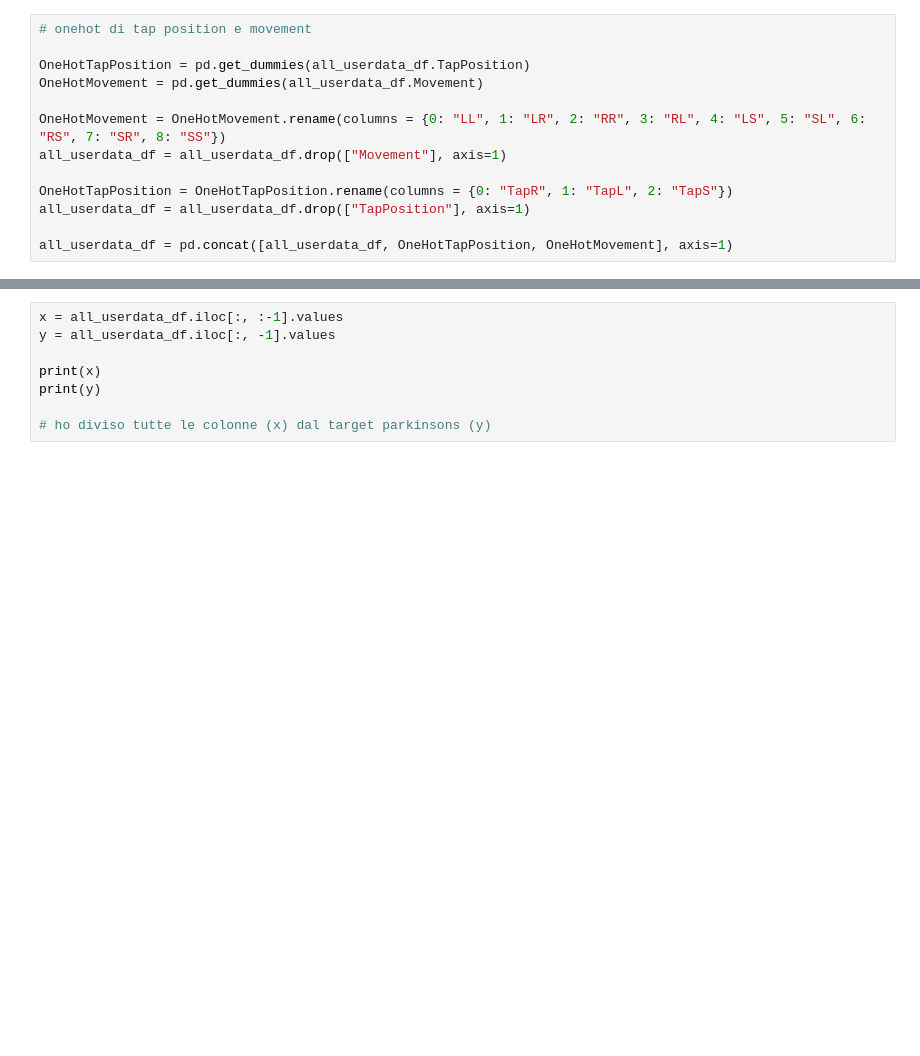
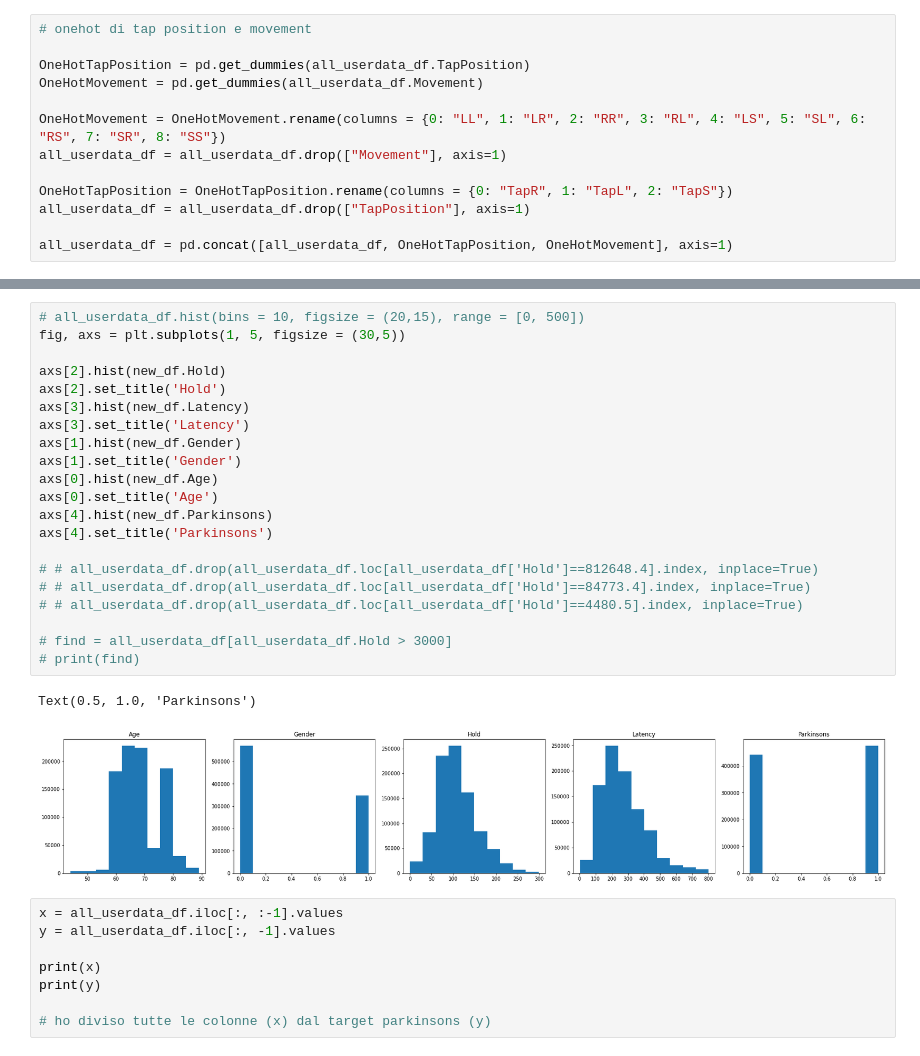
Before and after one commit to simonesinceri/ML-Project, a Jupyter notebook: parkinson.ipynb, the cells around one changed output, grey strips where cells are left out. Drawn from its saved outputs; the diff is of its cells as text; blank space fills up the shorter version.

```diff
--- a/parkinson.ipynb
+++ b/parkinson.ipynb
@@ -264,3 +220,27 @@ all_userdata_df.head(20)
+# %%
+# all_userdata_df.hist(bins = 10, figsize = (20,15), range = [0, 500])
+fig, axs = plt.subplots(1, 5, figsize = (30,5))
+
+axs[2].hist(new_df.Hold)
+axs[2].set_title('Hold')
+axs[3].hist(new_df.Latency)
+axs[3].set_title('Latency')
+axs[1].hist(new_df.Gender)
+axs[1].set_title('Gender')
+axs[0].hist(new_df.Age)
+axs[0].set_title('Age')
+axs[4].hist(new_df.Parkinsons)
+axs[4].set_title('Parkinsons')
+
+# # all_userdata_df.drop(all_userdata_df.loc[all_userdata_df['Hold']==812648.4].index, inplace=True)
+# # all_userdata_df.drop(all_userdata_df.loc[all_userdata_df['Hold']==84773.4].index, inplace=True)
+# # all_userdata_df.drop(all_userdata_df.loc[all_userdata_df['Hold']==4480.5].index, inplace=True)
+
+# find = all_userdata_df[all_userdata_df.Hold > 3000]
+# print(find)
+# %% [output]
+Text(0.5, 1.0, 'Parkinsons')
+[figure, added]
 # %%
 x = all_userdata_df.iloc[:, :-1].values
 y = all_userdata_df.iloc[:, -1].values
```
Also changed, not shown: parts of 29 cells of this notebook.
